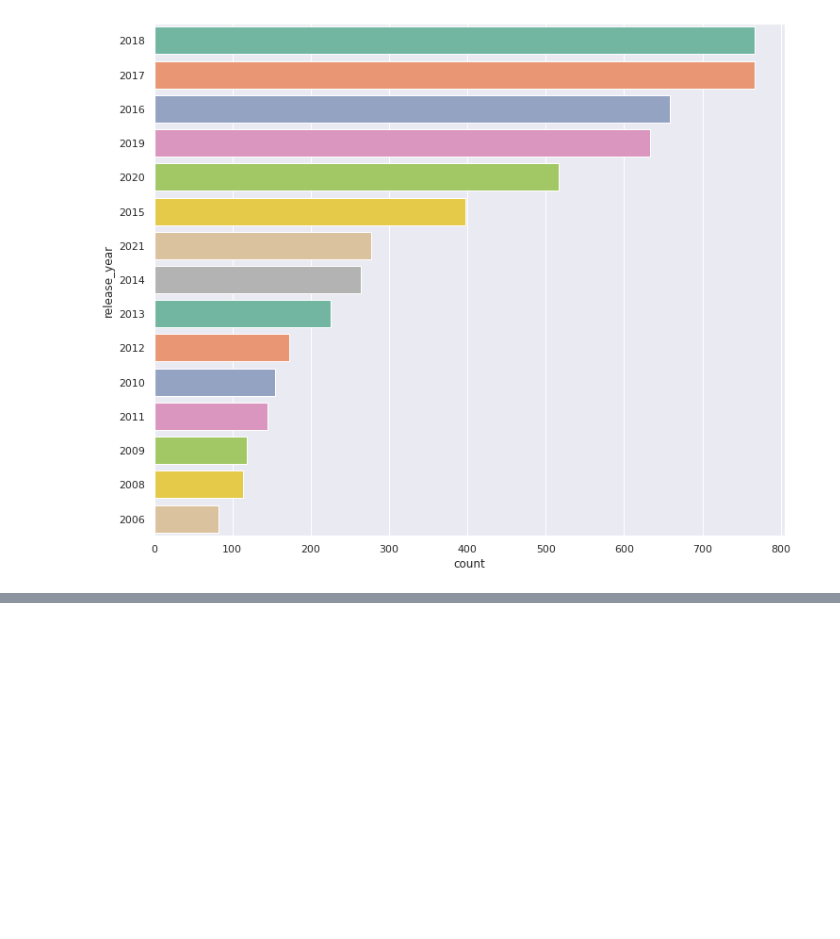
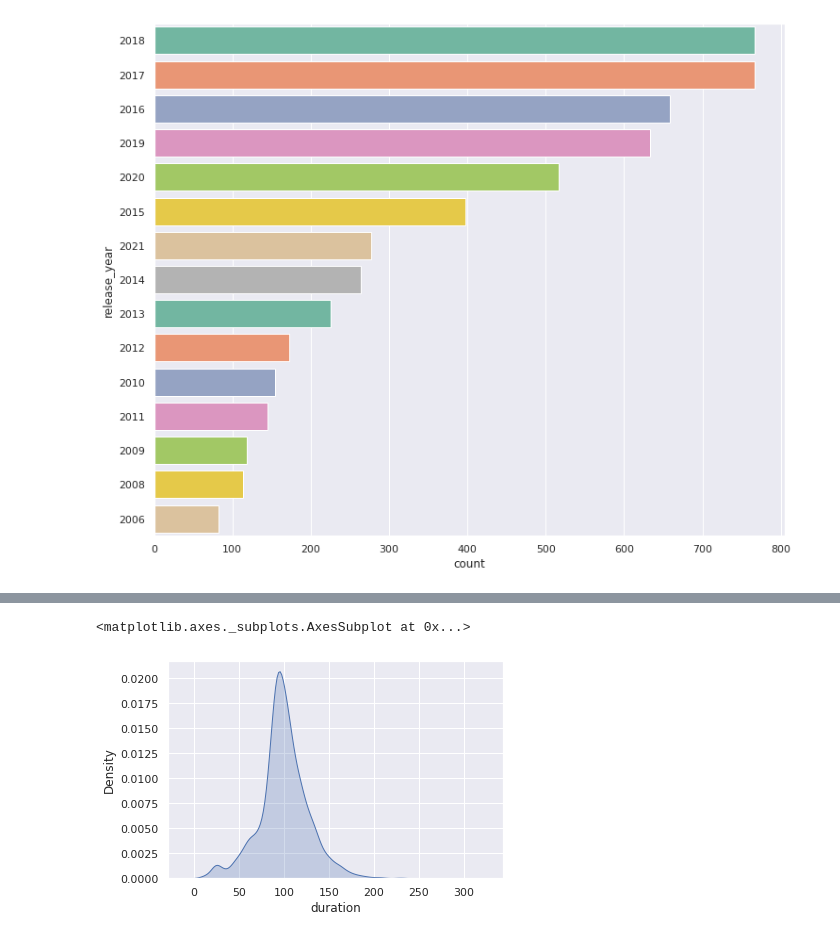
Before and after one commit to Nagmashaik123/INFO5502, a Jupyter notebook: DataMiningNetfixTitles.ipynb, the cells around one changed output, grey strips where cells are left out. Cells and saved outputs as stored; diff of their text form; code cells hidden in the pictures; blank space fills up the shorter version.

```diff
--- a/DataMiningNetfixTitles.ipynb
+++ b/DataMiningNetfixTitles.ipynb
@@ -124,0 +134,5 @@ year=sns.countplot(y="release_year", data=df_movies,palette="Set2", order=df_mov
+# %%
+# Analysing the duration of the movies based on the duration column from df_movies frame
+df_movies['duration']=df_movies['duration'].str.replace(' min','')
+df_movies['duration']=df_movies['duration'].astype(str).astype(float)
+df_movies['duration']
@@ -124,0 +162,7 @@ year=sns.countplot(y="release_year", data=df_movies,palette="Set2", order=df_mov
+# %%
+# visually plotting the values of the duration for the movies
+sns.set(style="darkgrid")
+sns.kdeplot(data=df_movies['duration'],shade=True)
+# %% [output]
+<matplotlib.axes._subplots.AxesSubplot at 0x...>
+[figure, added]
```
Also changed, not shown: parts of 9 cells of this notebook.
